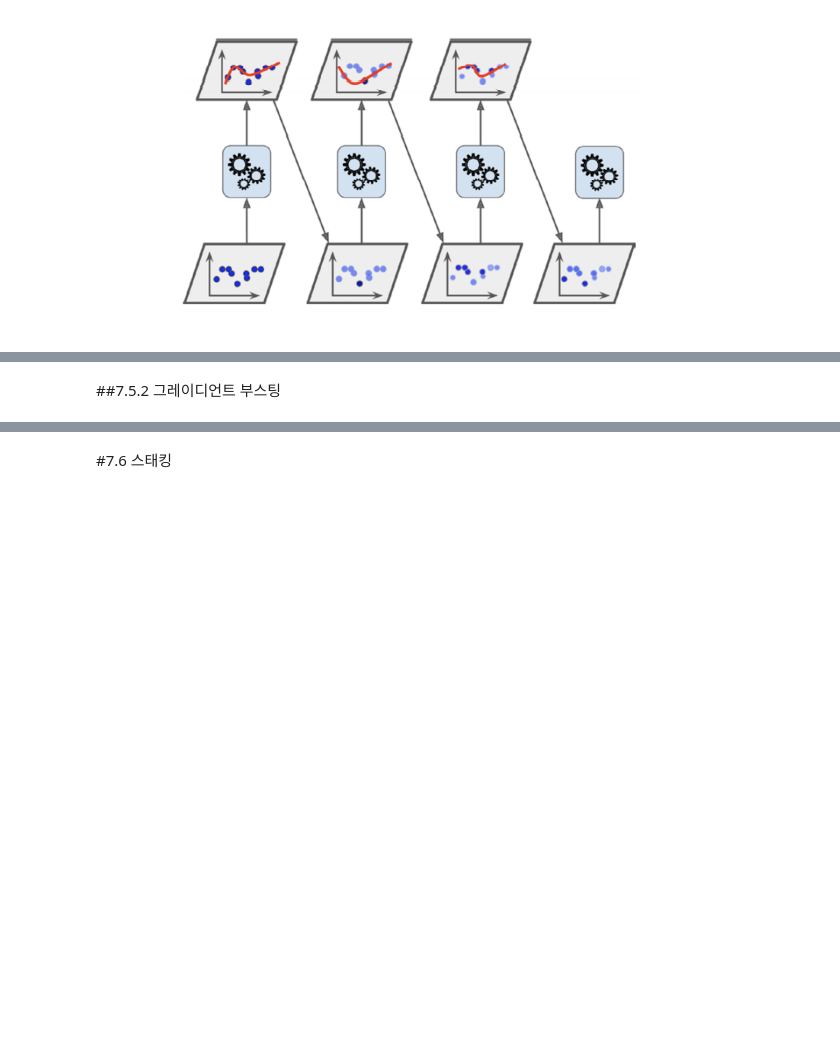
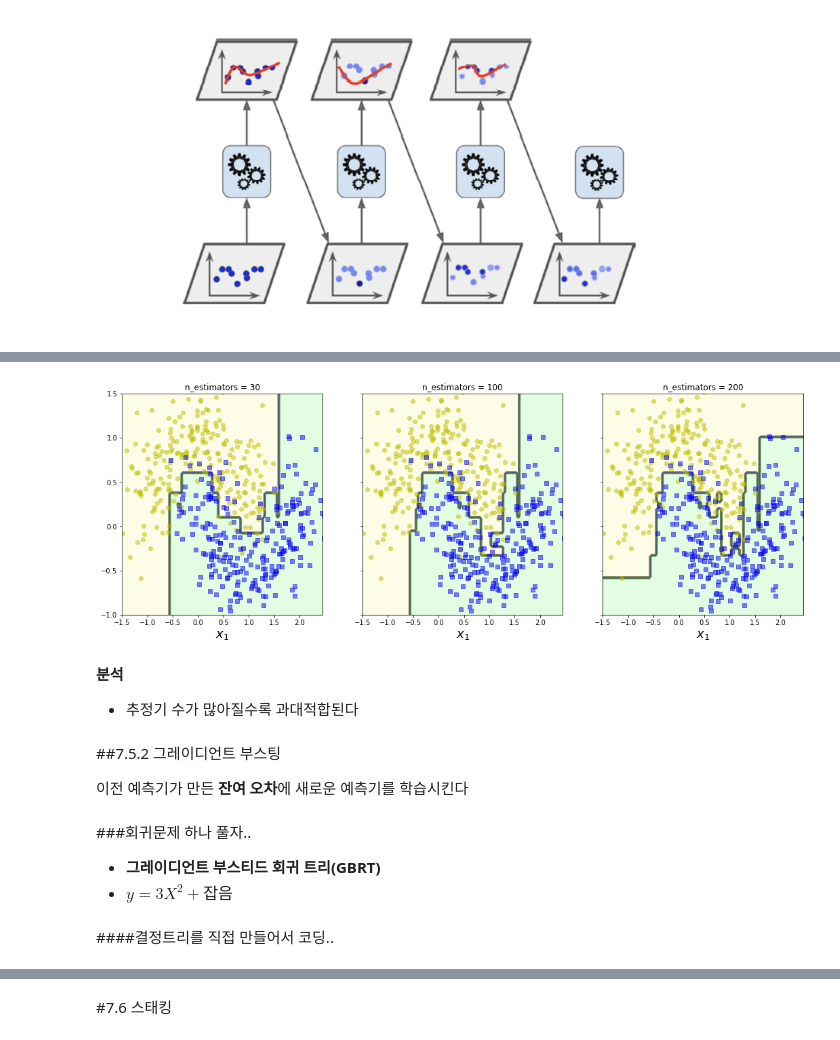
Before and after one commit to dong-tak123/BigAI, a Jupyter notebook: Hands_on_ML_2/Chapter7_앙상블_학습과_랜덤_포레스트.ipynb, the cells around one changed output, grey strips where cells are left out. Drawn from its saved outputs; the diff is of its cells as text; code cells hidden in the pictures; blank space fills up the shorter version.

```diff
--- a/Hands_on_ML_2/Chapter7_앙상블_학습과_랜덤_포레스트.ipynb
+++ b/Hands_on_ML_2/Chapter7_앙상블_학습과_랜덤_포레스트.ipynb
@@ -421,2 +470,36 @@ plt.show()
+# %%
+#AdaBoostClassifier의 기본 추정기..
+
+from sklearn.ensemble import AdaBoostClassifier
+
+fix, axes = plt.subplots(ncols=3, figsize=(18, 6), sharey=True)
+for n_estimator, subplot in ((30,0), (100,1), (200,2)):
+    ada_clf = AdaBoostClassifier(
+        DecisionTreeClassifier(max_depth=1, ), n_estimators=n_estimator,
+        algorithm="SAMME.R", learning_rate=0.5, random_state=42
+    )
+    ada_clf.fit(X_train, y_train)
+
+    #결정경계 까지..
+    plt.sca(axes[subplot])
+    plot_decision_boundary(ada_clf, X, y)
+    plt.title(f"n_estimators = {n_estimator}")
+    if subplot == 1 or 2:
+        plt.ylabel("")
+# %% [output]
+[figure, added]
+# %% [markdown]
+**분석**
+
+- 추정기 수가 많아질수록 과대적합된다
 # %% [markdown]
 ##7.5.2 그레이디언트 부스팅
+
+이전 예측기가 만든 **잔여 오차**에 새로운 예측기를 학습시킨다
+# %% [markdown]
+###회귀문제 하나 풀자..
+
+- **그레이디언트 부스티드 회귀 트리(GBRT)**
+- $y = 3X^2 + 잡음$
+# %% [markdown]
+####결정트리를 직접 만들어서 코딩..
```
Also changed, not shown: parts of 38 cells of this notebook.
